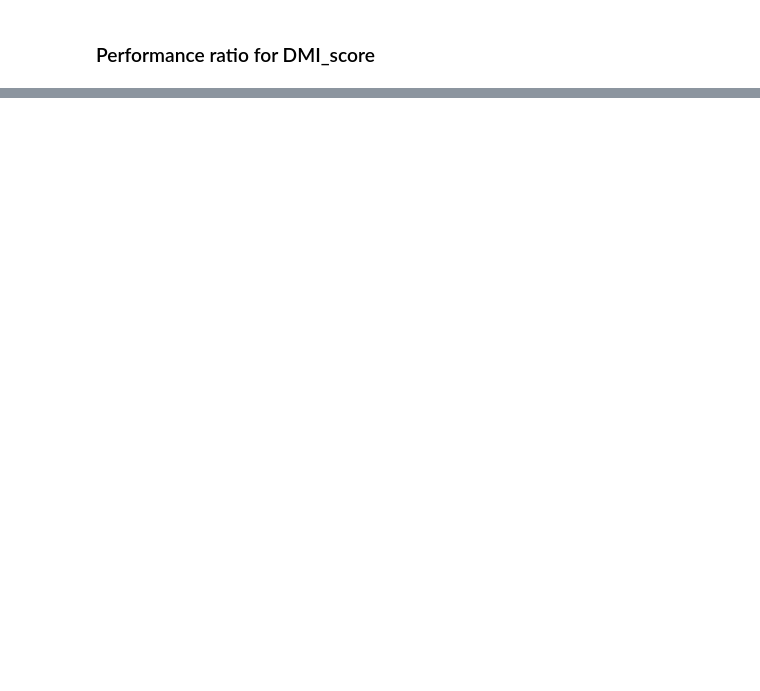
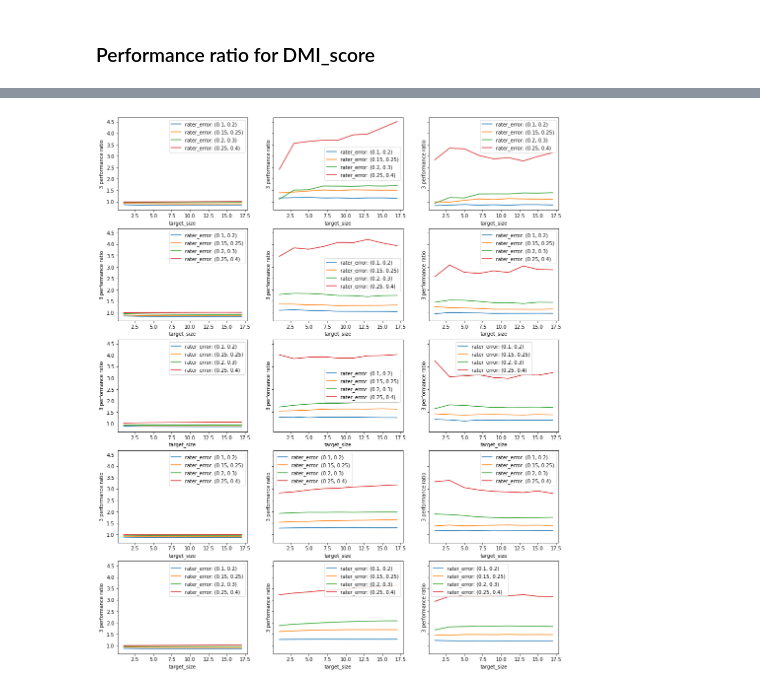
Before and after one commit to presnick/surveyequivalence, a Jupyter notebook: simulations/experiment_notebook.ipynb, the cells around one changed output, grey strips where cells are left out. Saved outputs shown, nothing was run; the diff lists cells and outputs as text; code cells hidden in the pictures; blank space fills up the shorter version.

Commit message:
synthetic dataset

```diff
--- a/simulations/experiment_notebook.ipynb
+++ b/simulations/experiment_notebook.ipynb
@@ -1994,7 +1988,7 @@ $$
 
 First, we perform calibration for the Classifier. We use the logistic regreesion to do calibration.
 # %%
-def calibrate(t_size, raters):
+def calibrate(item_size, t_size, raters, soft_classifier_output):
 
     # the majority vote of source panel
     majority_output = np.sum(raters,axis=1) > (np.ones(item_size)*(t_size/2.0))
@@ -2180,0 +2211,44 @@ plt.show()
+# %%
+item_sizes = [100,200,500,1000,2000]
+
+fig,axs = plt.subplots(5, 3, sharex=False, sharey=True, figsize=(16, 20))
+i = 0
+
+for item_size in item_sizes:
+
+    ground_truth,hard_classifier_output,soft_classifier_output = classifier_data(item_size=item_size)
+
+    target_raters = {}
+    source_raters = {}
+
+    for rater_error in rater_errors:
+
+        target_raters[rater_error] = synthetic_data(item_size=item_size,ground_truth=ground_truth)
+        source_raters[rater_error] = synthetic_data(item_size=item_size,ground_truth=ground_truth)
+
+    data_x,data_y = get_agreement_perf_ratio(item_size=item_size, hard_classifier=hard_classifier_output, target_raters=target_raters, source_raters=source_raters)
+
+    for r_error in data_x:
+        axs[i,0].plot(data_x[r_error],data_y[r_error],label = 'rater_error: '+str(r_error))
+
+    data_x,data_y = get_smi_perf_ratio(item_size=item_size, soft_classifier=soft_classifier_output, target_raters=target_raters, source_raters=source_raters)
+
+    for r_error in data_x:
+        axs[i,1].plot(data_x[r_error],data_y[r_error],label = 'rater_error: '+str(r_error))
+
+    data_x,data_y = get_dmi_perf_ratio(item_size=item_size, soft_classifier=soft_classifier_output, target_raters=target_raters, source_raters=source_raters)
+
+    for r_error in data_x:
+        axs[i,2].plot(data_x[r_error],data_y[r_error],label = 'rater_error: '+str(r_error))
+
+    for j in range(3):
+        axs[i,j].legend()
+        axs[i,j].set_xlabel('target_size')
+        axs[i,j].set_ylabel('3 performance ratio')
+
+    i += 1
+
+
+fig.show()
+# %% [output]
+[figure, added]
```
Also changed, not shown: parts of 8 cells of this notebook.
